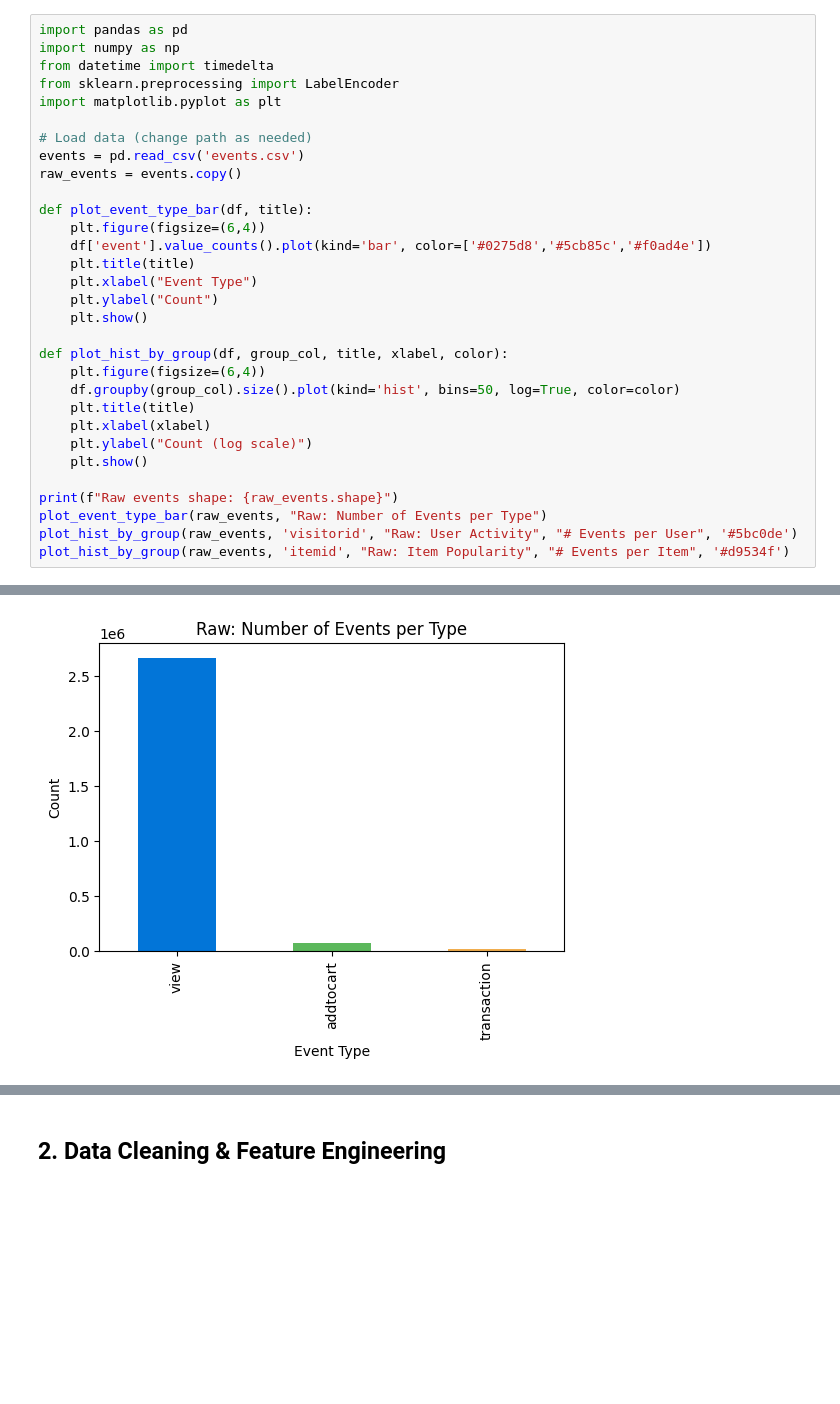
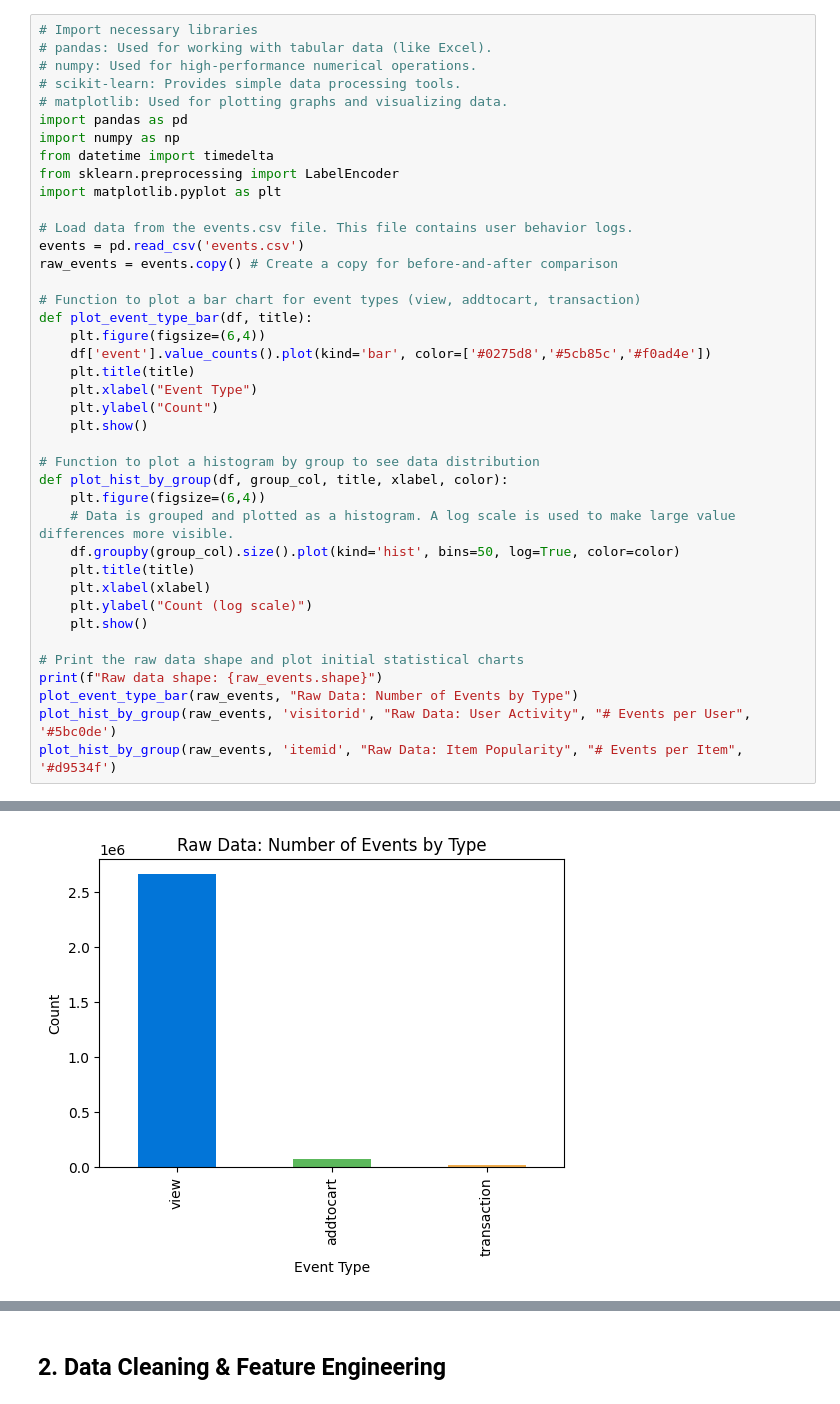
Before and after one commit to Khanh-Nguyen-android/Projectgroup-52-topic-2, a Jupyter notebook: retail_recommendation_engine.ipynb, the cells around one changed output, grey strips where cells are left out. Drawn from its saved outputs; the diff is of its cells as text; blank space fills up the shorter version.

```diff
--- a/retail_recommendation_engine.ipynb
+++ b/retail_recommendation_engine.ipynb
@@ -33,14 +15,20 @@ Requirement already satisfied: pure-eval in c:\users\admin\appdata\roaming\pytho
 # %%
+# Import necessary libraries
+# pandas: Used for working with tabular data (like Excel).
+# numpy: Used for high-performance numerical operations.
+# scikit-learn: Provides simple data processing tools.
+# matplotlib: Used for plotting graphs and visualizing data.
 import pandas as pd
 import numpy as np
 from datetime import timedelta
 from sklearn.preprocessing import LabelEncoder
 import matplotlib.pyplot as plt
 
-# Load data (change path as needed)
+# Load data from the events.csv file. This file contains user behavior logs.
 events = pd.read_csv('events.csv')
-raw_events = events.copy()
+raw_events = events.copy() # Create a copy for before-and-after comparison
 
+# Function to plot a bar chart for event types (view, addtocart, transaction)
 def plot_event_type_bar(df, title):
     plt.figure(figsize=(6,4))
     df['event'].value_counts().plot(kind='bar', color=['#0275d8','#5cb85c','#f0ad4e'])
@@ -49,16 +37,19 @@ def plot_event_type_bar(df, title):
     plt.ylabel("Count")
     plt.show()
 
+# Function to plot a histogram by group to see data distribution
 def plot_hist_by_group(df, group_col, title, xlabel, color):
     plt.figure(figsize=(6,4))
+    # Data is grouped and plotted as a histogram. A log scale is used to make large value differences more visible.
     df.groupby(group_col).size().plot(kind='hist', bins=50, log=True, color=color)
     plt.title(title)
     plt.xlabel(xlabel)
     plt.ylabel("Count (log scale)")
     plt.show()
 
-print(f"Raw events shape: {raw_events.shape}")
-plot_event_type_bar(raw_events, "Raw: Number of Events per Type")
-plot_hist_by_group(raw_events, 'visitorid', "Raw: User Activity", "# Events per User", '#5bc0de')
-plot_hist_by_group(raw_events, 'itemid', "Raw: Item Popularity", "# Events per Item", '#d9534f')
+# Print the raw data shape and plot initial statistical charts
+print(f"Raw data shape: {raw_events.shape}")
+plot_event_type_bar(raw_events, "Raw Data: Number of Events by Type")
+plot_hist_by_group(raw_events, 'visitorid', "Raw Data: User Activity", "# Events per User", '#5bc0de')
+plot_hist_by_group(raw_events, 'itemid', "Raw Data: Item Popularity", "# Events per Item", '#d9534f')
 # %% [output]
@@ -66 +57 @@ Raw events shape: (2756101, 5)
-[figure, old version]
+[figure, new version]
```
Also changed, not shown: parts of 26 cells of this notebook.
